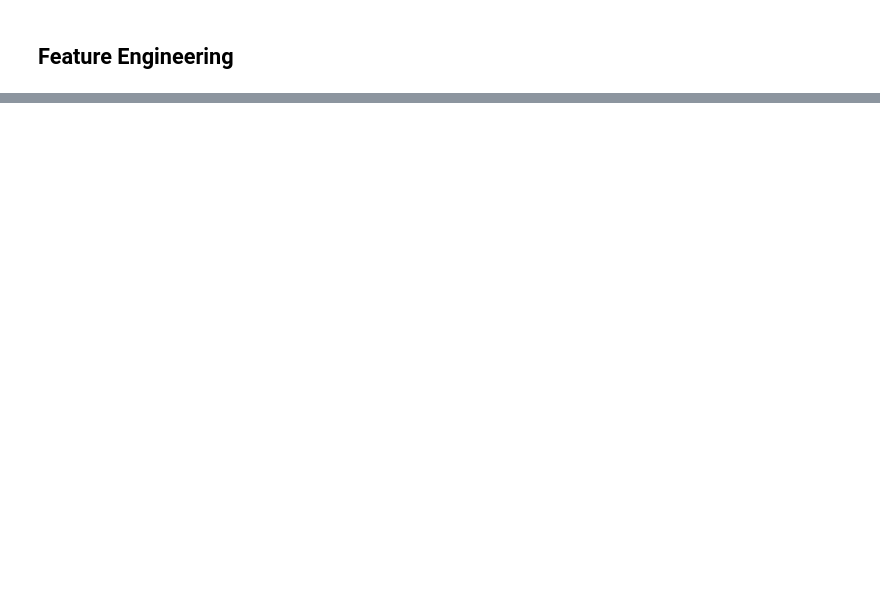
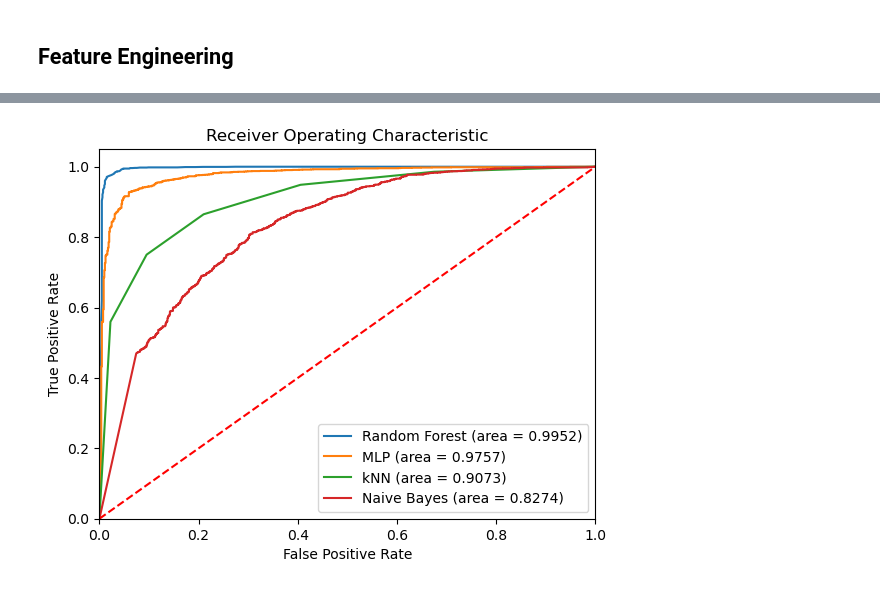
Before and after one commit to lpancorbo/ETHZ-PROJECT-ecg-representation-learning, a Jupyter notebook: Project 2/Part 1/ClassicMachineLearning.ipynb, the cells around one changed output, grey strips where cells are left out. Saved outputs shown, nothing was run; the diff lists cells and outputs as text; code cells hidden in the pictures; blank space fills up the shorter version.

Commit message:
feature_engineering_solved

```diff
--- a/Project 2/Part 1/ClassicMachineLearning.ipynb
+++ b/Project 2/Part 1/ClassicMachineLearning.ipynb
@@ -185,0 +266,14 @@ Error:
+# %%
+# Same feature engineering on test set:
+df_test = pd.read_csv('ptbdb_test.csv', header=None)
+X_test = df_test.iloc[:, :-1]
+y_test = df_test.iloc[:, -1]
+
+melted_df = X_test.melt(var_name='time', value_name='values')
+
+# Add an 'id' column to indicate the time series number
+melted_df['id'] = melted_df.groupby('time').cumcount()
+
+# Reorder columns
+test_timeseries = melted_df[['id', 'time', 'values']]
+test_timeseries
@@ -185,0 +294,6 @@ Error:
+# %%
+extracted_features_test = extract_features(test_timeseries, column_id="id", column_sort="time")
+# %%
+test_features_filtered = extracted_features_test.filter(items=features_filtered.columns)
+impute(test_features_filtered) # Impute nan values
+test_features_filtered
@@ -185,0 +314,35 @@ Error:
+# %%
+#predict probabilities for each classifier
+y_pred_rf = rf.predict_proba(test_features_filtered.values)[:,1]
+y_pred_mlp = mlp.predict_proba(test_features_filtered.values)[:,1]
+y_pred_knn = knn.predict_proba(test_features_filtered.values)[:,1]
+y_pred_nb = nb.predict_proba(test_features_filtered.values)[:,1]
+
+#calculate ROC-AUC for each classifier
+roc_auc_rf = metrics.roc_auc_score(y_test, y_pred_rf)
+roc_auc_mlp = metrics.roc_auc_score(y_test, y_pred_mlp)
+roc_auc_knn = metrics.roc_auc_score(y_test, y_pred_knn)
+roc_auc_nb = metrics.roc_auc_score(y_test, y_pred_nb)
+
+#Calculate ROC curves for each classifier
+fpr_rf, tpr_rf, _ = metrics.roc_curve(y_test, y_pred_rf)
+fpr_mlp, tpr_mlp, _ = metrics.roc_curve(y_test, y_pred_mlp)
+fpr_knn, tpr_knn, _ = metrics.roc_curve(y_test, y_pred_knn)
+fpr_nb, tpr_nb, _ = metrics.roc_curve(y_test, y_pred_nb)
+
+#plot ROC curves
+plt.figure()
+plt.plot(fpr_rf, tpr_rf, label='Random Forest (area = %0.4f)' % roc_auc_rf)
+plt.plot(fpr_mlp, tpr_mlp, label='MLP (area = %0.4f)' % roc_auc_mlp)
+plt.plot(fpr_knn, tpr_knn, label='kNN (area = %0.4f)' % roc_auc_knn)
+plt.plot(fpr_nb, tpr_nb, label='Naive Bayes (area = %0.4f)' % roc_auc_nb)
+plt.plot([0, 1], [0, 1],'r--')
+plt.xlim([0.0, 1.0])
+plt.ylim([0.0, 1.05])
+plt.xlabel('False Positive Rate')
+plt.ylabel('True Positive Rate')
+plt.title('Receiver Operating Characteristic')
+plt.legend(loc="lower right")
+plt.show()
+# %% [output]
+[figure, added]
```
Also changed, not shown: parts of 15 cells of this notebook, 2 other files.
